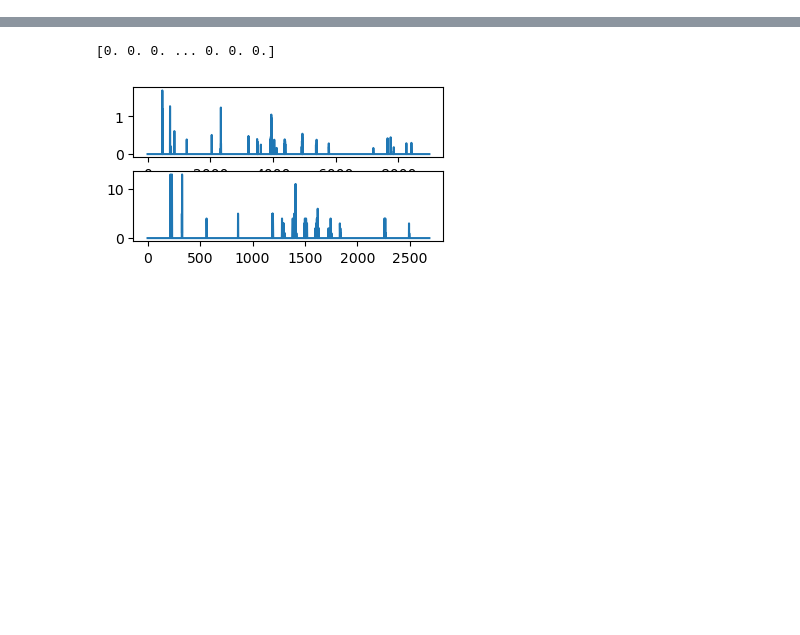
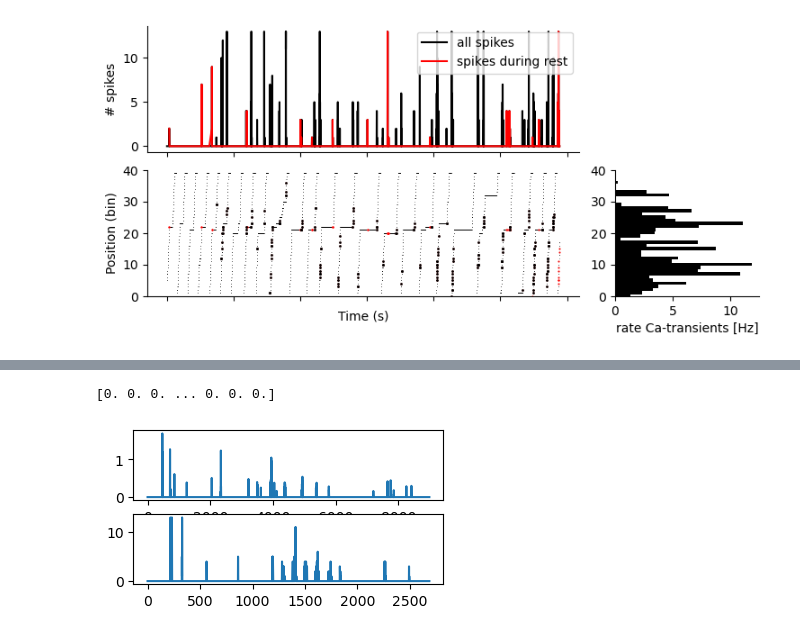
Before and after one commit to woxxel/placefield_detection, a Jupyter notebook: notebooks/test_process_session.ipynb, the cells around one changed output, grey strips where cells are left out. Saved outputs shown, nothing was run; the diff lists cells and outputs as text; code cells hidden in the pictures; blank space fills up the shorter version.

```diff
--- a/notebooks/test_process_session.ipynb
+++ b/notebooks/test_process_session.ipynb
@@ -42,13 +94,16 @@ neuron_activity = ld["S"][:]
 # %%
 from placefield_detection.process_single_neuron import process_single_neuron
 from placefield_detection.utils import plot_activity
 
 process_neuron = process_single_neuron(
     behavior,
     mode_place_cell_detection=["peak", "information"],
     mode_place_field_detection=["bayesian"],
 )
 
-# process_neuron.run_preprocessing(neuron_activity[11, :])
+process_neuron.run_preprocessing(neuron_activity[11, :])
+plot_activity(process_neuron.prepared_activity, behavior)
+# %% [output]
+[figure, added]
 # %%
 # process_neuron.run_detection(neuron_activity[11, :])
```
Also changed, not shown: parts of 6 cells of this notebook, 5 other files.
